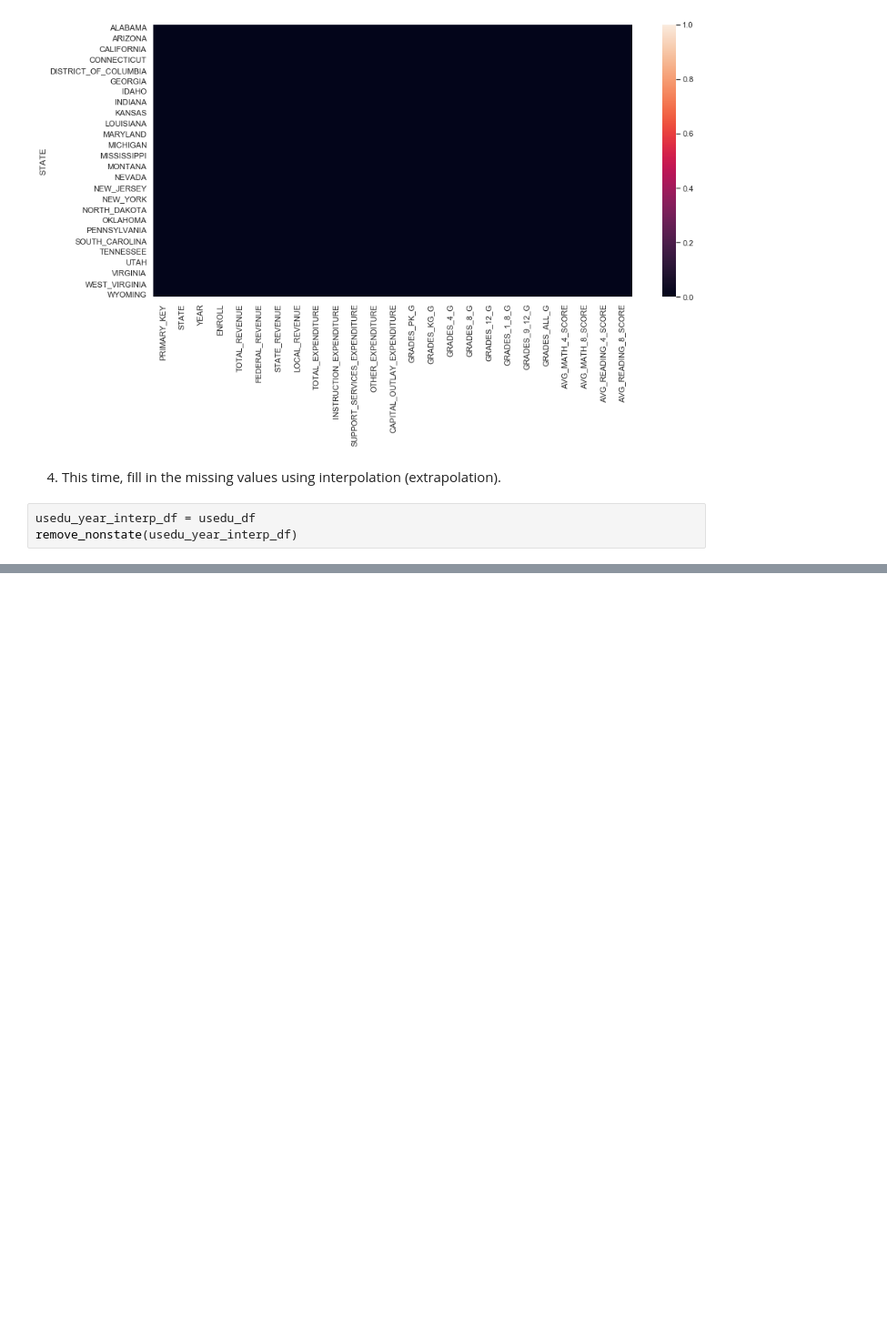
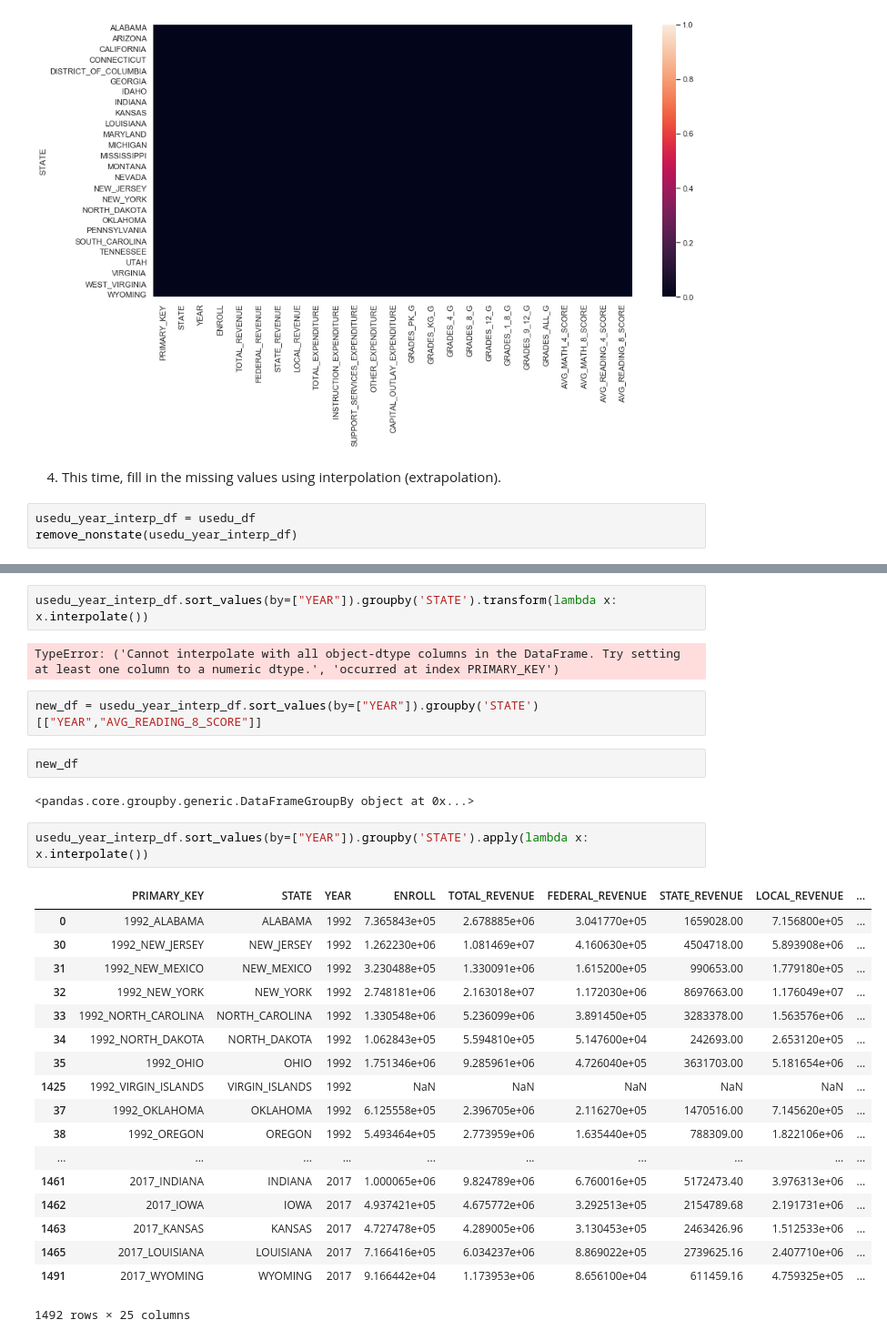
Before and after one commit to chrisoyer/thinkful_notes, a Jupyter notebook: Unit_2_supervised_learning/17.2_data_cleaning_drill.ipynb, the cells around one changed output, grey strips where cells are left out. Shown at 91% size. Cells and saved outputs as stored; diff of their text form; blank space fills up the shorter version.

Commit message:
some final updates to the groupby operation used for interpolation. Got grouping to work. Final details not done yet.

```diff
--- a/Unit_2_supervised_learning/17.2_data_cleaning_drill.ipynb
+++ b/Unit_2_supervised_learning/17.2_data_cleaning_drill.ipynb
@@ -227,0 +209,31 @@ usedu_year_interp_df.interpolate(method='linear')
+# %%
+usedu_year_interp_df.sort_values(by=["YEAR"]).groupby('STATE').transform(lambda x: x.interpolate())
+# %% [output]
+TypeError: ('Cannot interpolate with all object-dtype columns in the DataFrame. Try setting at least one column to a numeric dtype.', 'occurred at index PRIMARY_KEY')
+# %%
+new_df = usedu_year_interp_df.sort_values(by=["YEAR"]).groupby('STATE')[["YEAR","AVG_READING_8_SCORE"]]
+# %%
+new_df
+# %% [output]
+<pandas.core.groupby.generic.DataFrameGroupBy object at 0x...>
+# %%
+usedu_year_interp_df.sort_values(by=["YEAR"]).groupby('STATE').apply(lambda x: x.interpolate())
+# %% [output]
+|  | PRIMARY_KEY | STATE | YEAR | ENROLL | TOTAL_REVENUE | FEDERAL_REVENUE | STATE_REVENUE | LOCAL_REVENUE | ... |
+| 0 | 1992_ALABAMA | ALABAMA | 1992 | 7.365843e+05 | 2.678885e+06 | 3.041770e+05 | 1659028.00 | 7.156800e+05 | ... |
+| 30 | 1992_NEW_JERSEY | NEW_JERSEY | 1992 | 1.262230e+06 | 1.081469e+07 | 4.160630e+05 | 4504718.00 | 5.893908e+06 | ... |
+| 31 | 1992_NEW_MEXICO | NEW_MEXICO | 1992 | 3.230488e+05 | 1.330091e+06 | 1.615200e+05 | 990653.00 | 1.779180e+05 | ... |
+| 32 | 1992_NEW_YORK | NEW_YORK | 1992 | 2.748181e+06 | 2.163018e+07 | 1.172030e+06 | 8697663.00 | 1.176049e+07 | ... |
+| 33 | 1992_NORTH_CAROLINA | NORTH_CAROLINA | 1992 | 1.330548e+06 | 5.236099e+06 | 3.891450e+05 | 3283378.00 | 1.563576e+06 | ... |
+| 34 | 1992_NORTH_DAKOTA | NORTH_DAKOTA | 1992 | 1.062843e+05 | 5.594810e+05 | 5.147600e+04 | 242693.00 | 2.653120e+05 | ... |
+| 35 | 1992_OHIO | OHIO | 1992 | 1.751346e+06 | 9.285961e+06 | 4.726040e+05 | 3631703.00 | 5.181654e+06 | ... |
+| 1425 | 1992_VIRGIN_ISLANDS | VIRGIN_ISLANDS | 1992 | NaN | NaN | NaN | NaN | NaN | ... |
+| 37 | 1992_OKLAHOMA | OKLAHOMA | 1992 | 6.125558e+05 | 2.396705e+06 | 2.116270e+05 | 1470516.00 | 7.145620e+05 | ... |
+| 38 | 1992_OREGON | OREGON | 1992 | 5.493464e+05 | 2.773959e+06 | 1.635440e+05 | 788309.00 | 1.822106e+06 | ... |
+| ... | ... | ... | ... | ... | ... | ... | ... | ... | ... |
+| 1461 | 2017_INDIANA | INDIANA | 2017 | 1.000065e+06 | 9.824789e+06 | 6.760016e+05 | 5172473.40 | 3.976313e+06 | ... |
+| 1462 | 2017_IOWA | IOWA | 2017 | 4.937421e+05 | 4.675772e+06 | 3.292513e+05 | 2154789.68 | 2.191731e+06 | ... |
+| 1463 | 2017_KANSAS | KANSAS | 2017 | 4.727478e+05 | 4.289005e+06 | 3.130453e+05 | 2463426.96 | 1.512533e+06 | ... |
+| 1465 | 2017_LOUISIANA | LOUISIANA | 2017 | 7.166416e+05 | 6.034237e+06 | 8.869022e+05 | 2739625.16 | 2.407710e+06 | ... |
+| 1491 | 2017_WYOMING | WYOMING | 2017 | 9.166442e+04 | 1.173953e+06 | 8.656100e+04 | 611459.16 | 4.759325e+05 | ... |
+1492 rows × 25 columns
```
Also changed, not shown: parts of 2 cells of this notebook, 1 other file.
